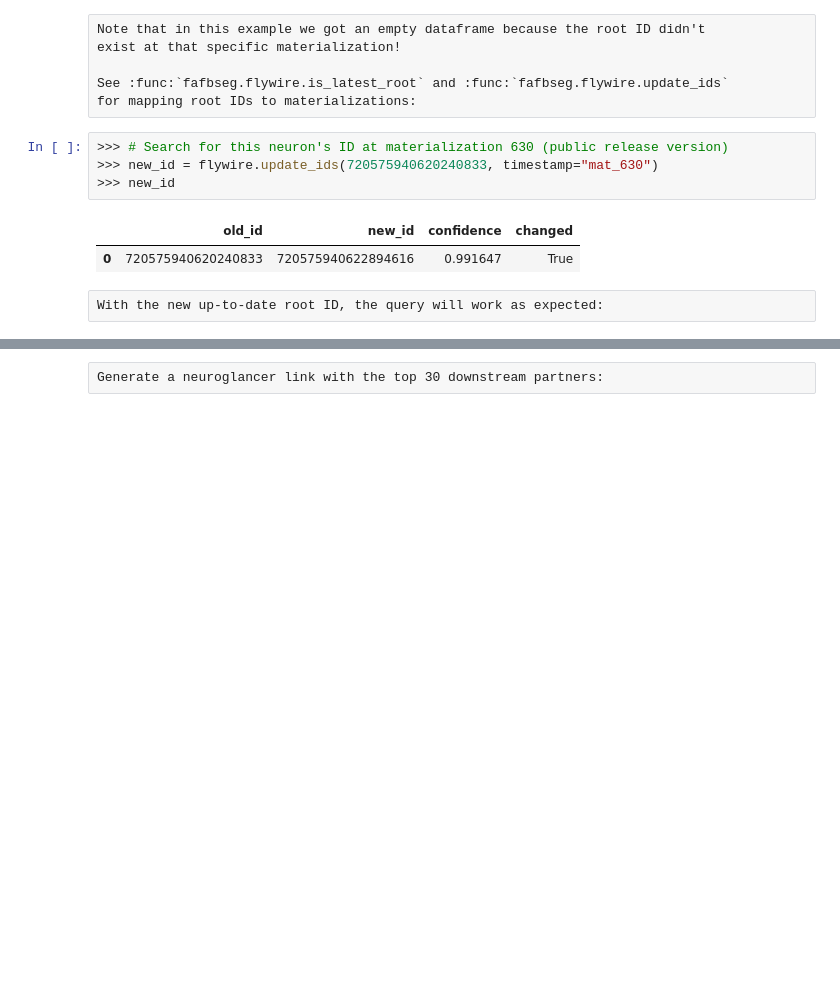
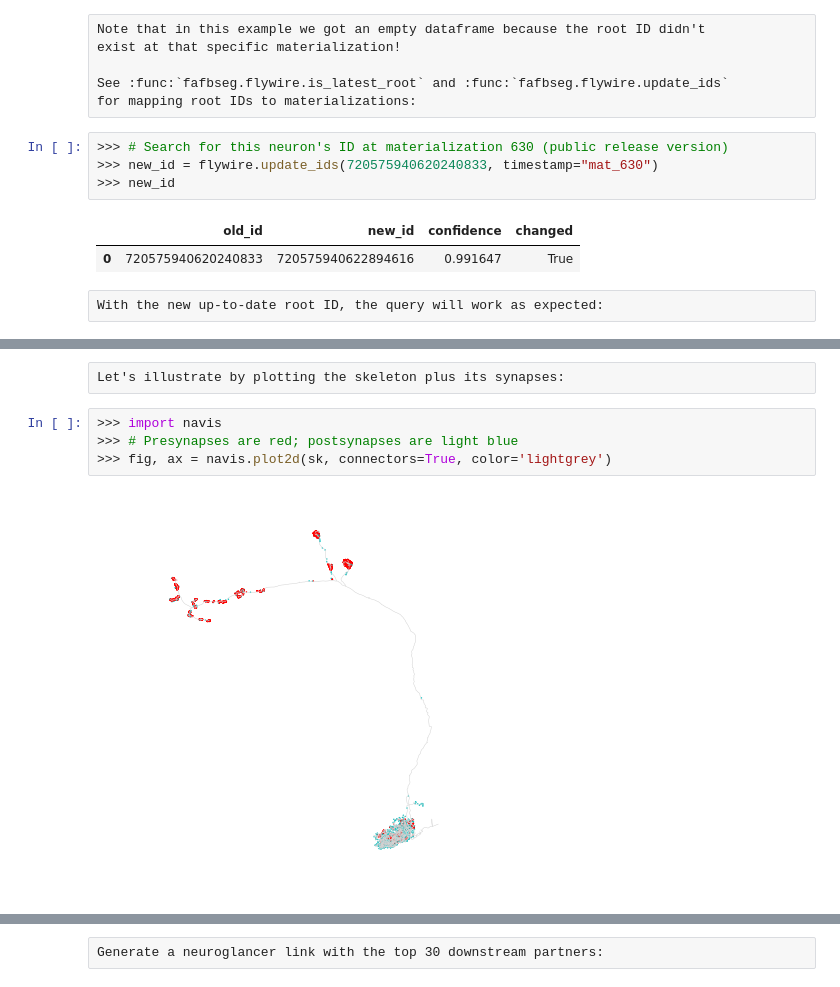
Before and after one commit to navis-org/fafbseg-py, a Jupyter notebook: docs/source/tutorials/flywire_connectivity.ipynb, the cells around one changed output, grey strips where cells are left out. Drawn from its saved outputs; the diff is of its cells as text; blank space fills up the shorter version.

```diff
--- a/docs/source/tutorials/flywire_connectivity.ipynb
+++ b/docs/source/tutorials/flywire_connectivity.ipynb
@@ -186,0 +201,8 @@ Let's briefly demo fetching connectivity:
+# %% [raw]
+Let's illustrate by plotting the skeleton plus its synapses:
+# %%
+>>> import navis
+>>> # Presynapses are red; postsynapses are light blue
+>>> fig, ax = navis.plot2d(sk, connectors=True, color='lightgrey')
+# %% [output]
+[figure, added]
```
Also changed, not shown: parts of 13 cells of this notebook.
